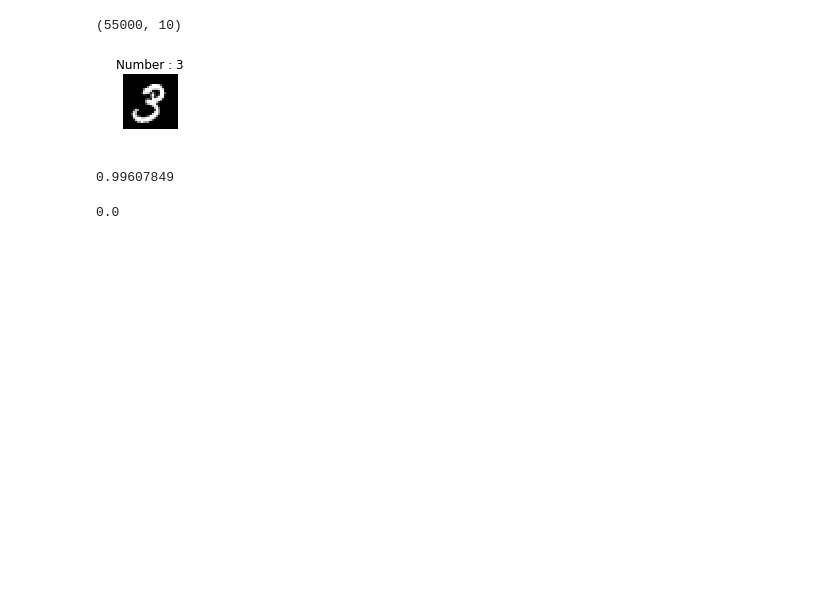
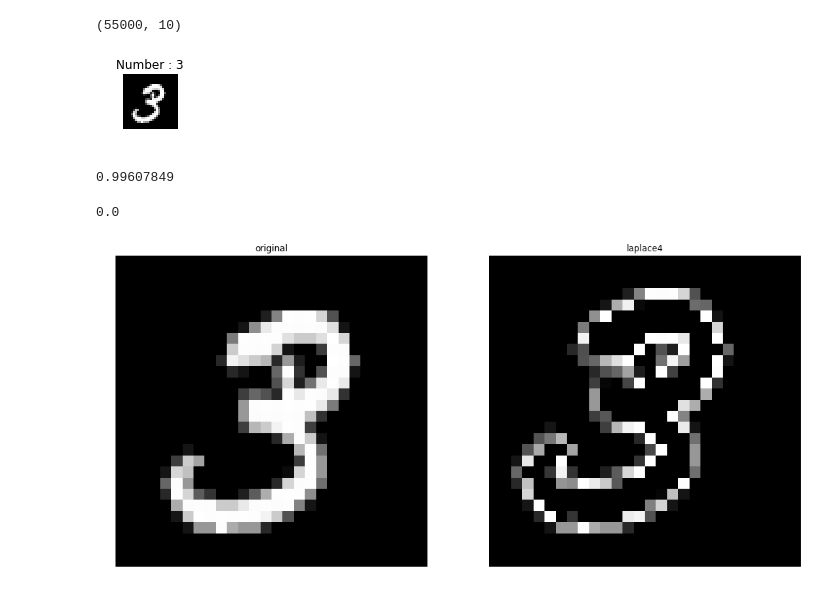
Before and after one commit to maestrojeong/tf_cnn2rnn, a Jupyter notebook: class1/1. MNIST_dataset.ipynb, the cells around one changed output. Drawn from its saved outputs; the diff is of its cells as text; code cells hidden in the pictures; blank space fills up the shorter version.

```diff
--- a/class1/1. MNIST_dataset.ipynb
+++ b/class1/1. MNIST_dataset.ipynb
@@ -69,0 +169,6 @@ mnist_val['labels'] = mnist.validation.labels
+# %%
+gray_image = np.reshape(mnist_train['images'][1], [28,28])
+mask_type = 'laplace4'
+conv_study(gray_image, mask_type)
+# %% [output]
+[figure, added]
```
Also changed, not shown: parts of 3 cells of this notebook, 5 other files.
